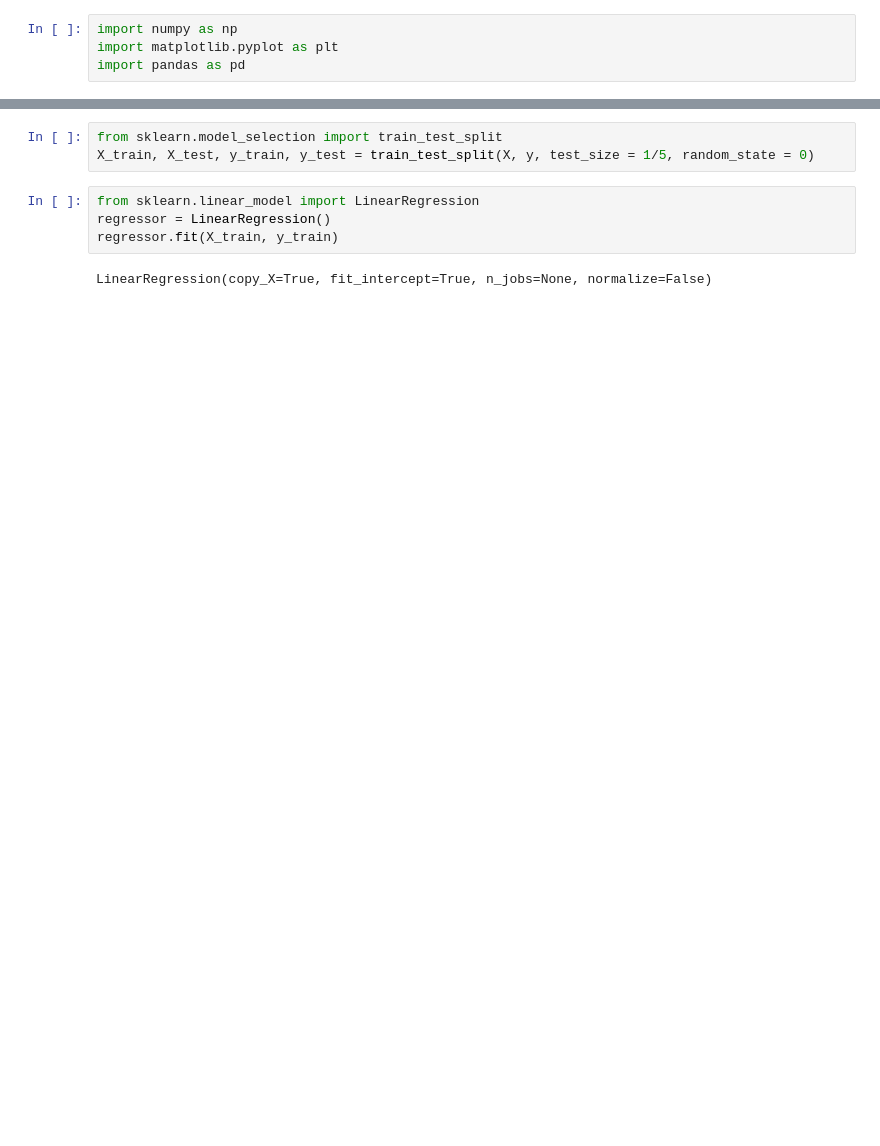
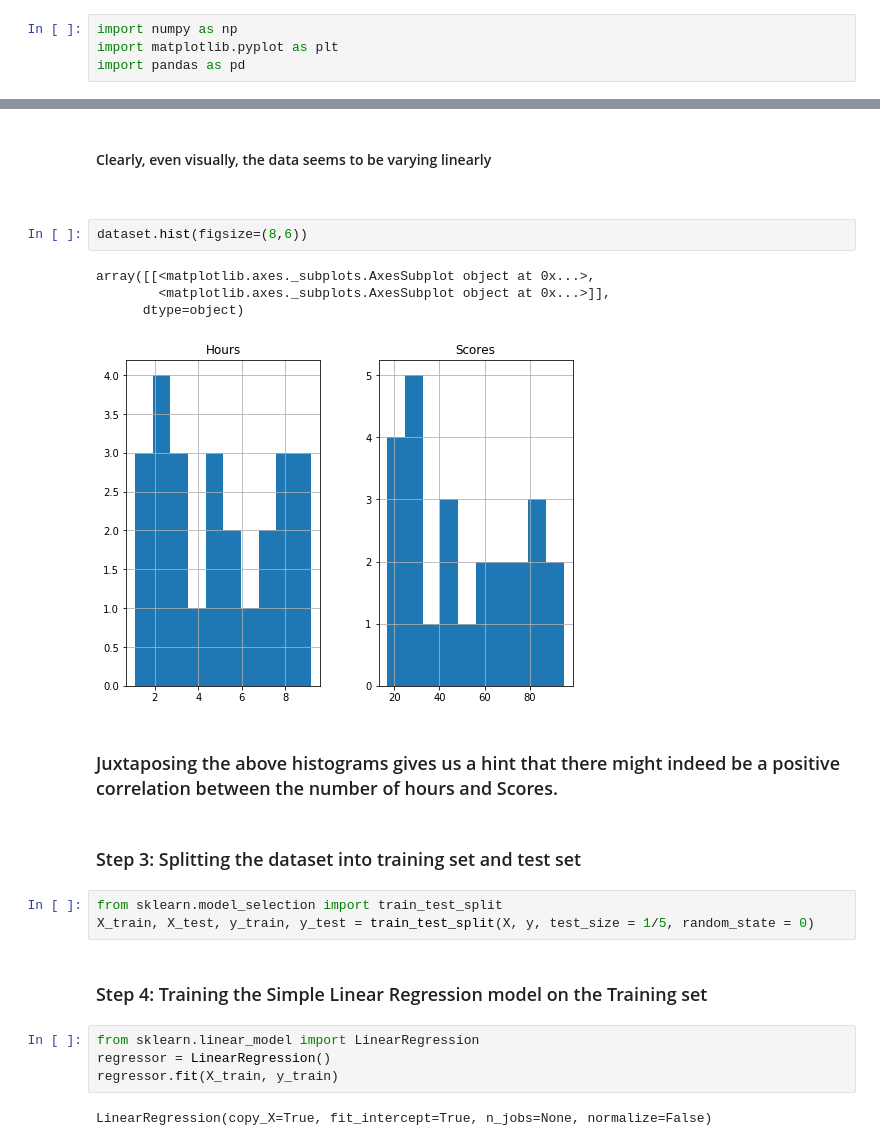
Before and after one commit to kartikson1/TSF-data-science-and-business-analytics-internship, a Jupyter notebook: Task 1/PredictScore_Task1_KartikSoni.ipynb, the cells around one changed output, grey strips where cells are left out. Drawn from its saved outputs; the diff is of its cells as text; blank space fills up the shorter version.

```diff
--- a/Task 1/PredictScore_Task1_KartikSoni.ipynb
+++ b/Task 1/PredictScore_Task1_KartikSoni.ipynb
@@ -9,6 +63,22 @@ y = dataset.iloc[:, -1].values
+# %% [markdown]
+<h4> Clearly, even visually, the data seems to be varying linearly </h4>
+<br>
+# %%
+dataset.hist(figsize=(8,6))
+# %% [output]
+array([[<matplotlib.axes._subplots.AxesSubplot object at 0x...>,
+        <matplotlib.axes._subplots.AxesSubplot object at 0x...>]],
+      dtype=object)
+[figure, added]
+# %% [markdown]
+<h3>Juxtaposing the above histograms gives us a hint that there might indeed be a positive correlation between the number of hours and Scores.</h3>
+# %% [markdown]
+<h3> Step 3: Splitting the dataset into training set and test set </h3>
 # %%
 from sklearn.model_selection import train_test_split
 X_train, X_test, y_train, y_test = train_test_split(X, y, test_size = 1/5, random_state = 0)
+# %% [markdown]
+<h3>Step 4: Training the Simple Linear Regression model on the Training set </h3>
 # %%
 from sklearn.linear_model import LinearRegression
 regressor = LinearRegression()
```
Also changed, not shown: parts of 15 cells of this notebook.
